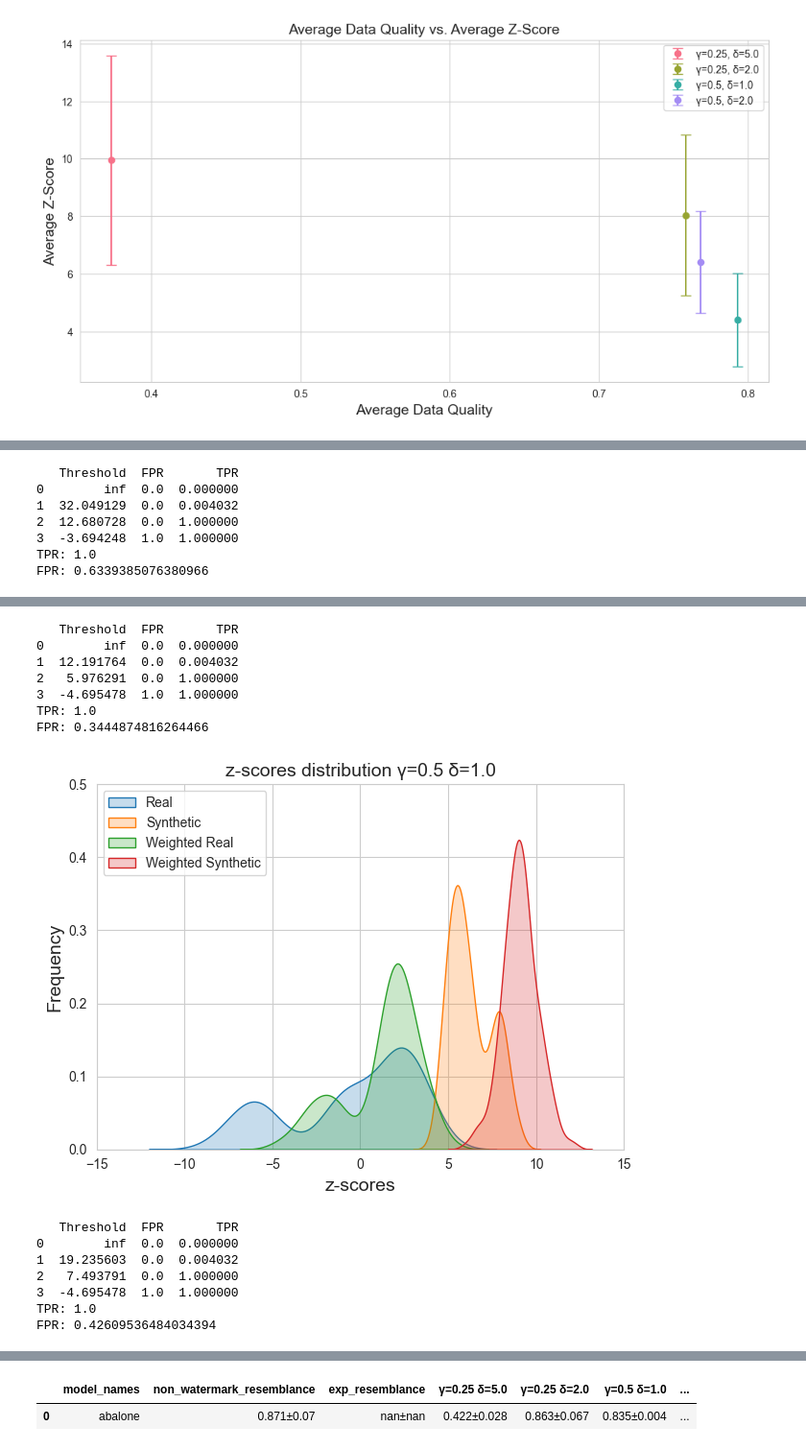
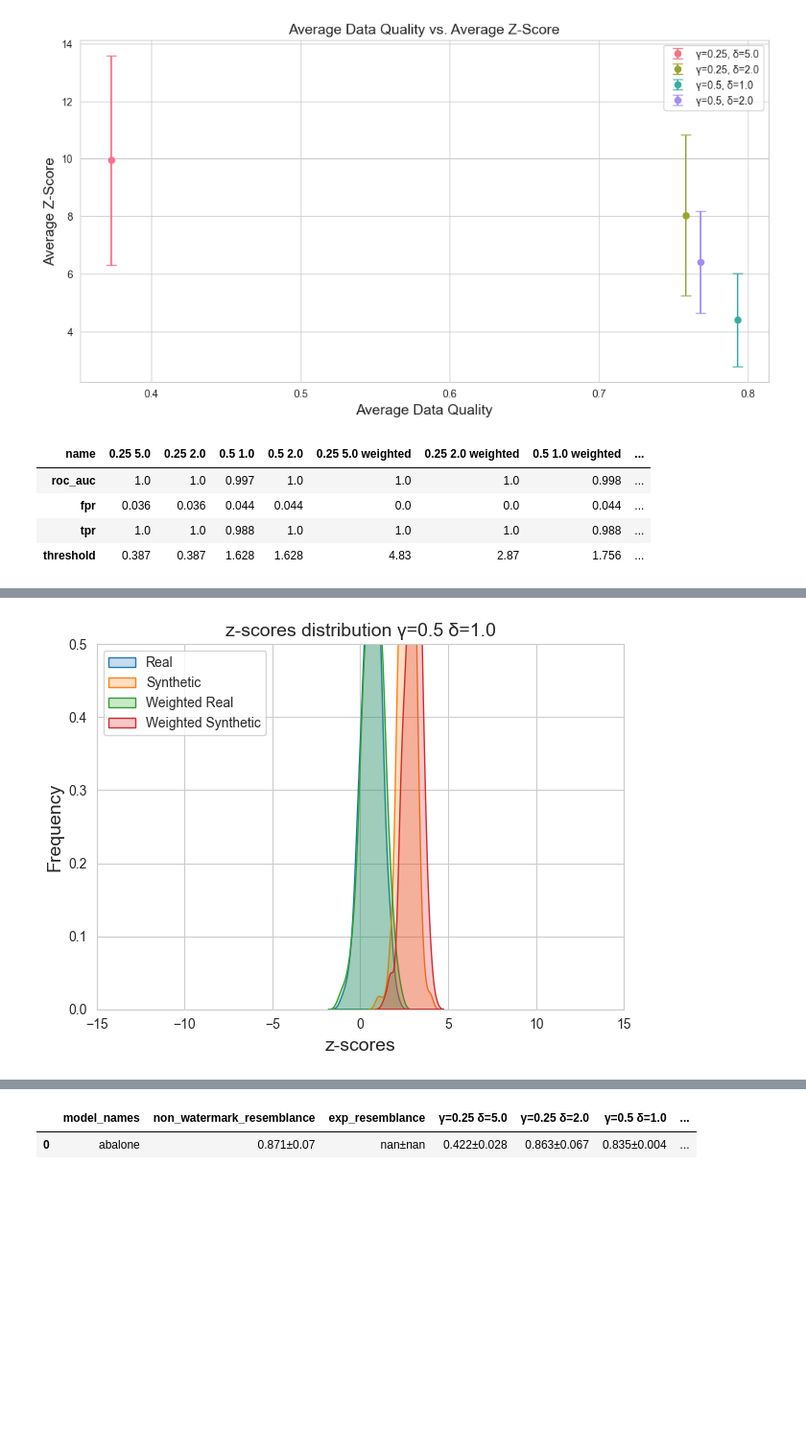
Before and after one commit to blueminh/t-rest, a Jupyter notebook: evaluation/synthcity.ipynb, the cells around one changed output, grey strips where cells are left out. Shown: that part at 96% size. Drawn from its saved outputs; the diff is of its cells as text; code cells hidden in the pictures; blank space fills up the shorter version.

```diff
--- a/evaluation/synthcity.ipynb
+++ b/evaluation/synthcity.ipynb
@@ -268,13 +273,13 @@ def plot_data_quality_vs_z_score(model_names, gamma_delta_pairs, sample_size, nu
 # plot_data_quality_vs_z_score('model_name', [(0.1, 0.01), (0.2, 0.02)], 100, 1000, z_threshold=10)
 
 
-gamma_delta_pairs = [(0.25, 5.0), (0.25, 2.0), (0.5, 1.0), (0.5, 2.0)]
-plot_data_quality_vs_z_score(
-    model_names=["adult", "california","diabetes","abalone"],
-    gamma_delta_pairs=gamma_delta_pairs,
-    sample_size=1000,
-    num_tokens=125,
-)
+# gamma_delta_pairs = [(0.25, 5.0), (0.25, 2.0), (0.5, 1.0), (0.5, 2.0)]
+# plot_data_quality_vs_z_score(
+#     model_names=["adult", "california","diabetes","abalone"],
+#     gamma_delta_pairs=gamma_delta_pairs,
+#     sample_size=1000,
+#     num_tokens=125,
+# )
 # %% [output]
 [figure]
 # %%
@@ -485,14 +536,38 @@ def plot_z_score_distribution(real_scores, gen_scores, gamma, delta, weighted_re
+# %%
+import json
+name = 'diabetes'
+with open(f'{name}_tpr_fpr.json', 'r') as f:
+    results = json.load(f)
+process_tpr_fpr(results["non_weighted_results"], results["weighted_results"], max_fpr=0.05, name=name)
+# %% [output]
+| name | 0.25 5.0 | 0.25 2.0 | 0.5 1.0 | 0.5 2.0 | 0.25 5.0 weighted | 0.25 2.0 weighted | 0.5 1.0 weighted | ... |
+| roc_auc | 1.0 | 1.0 | 0.997 | 1.0 | 1.0 | 1.0 | 0.998 | ... |
+| fpr | 0.036 | 0.036 | 0.044 | 0.044 | 0.0 | 0.0 | 0.044 | ... |
+| tpr | 1.0 | 1.0 | 0.988 | 1.0 | 1.0 | 1.0 | 0.988 | ... |
+| threshold | 0.387 | 0.387 | 1.628 | 1.628 | 4.83 | 2.87 | 1.756 | ... |
 # %%
 gamma_delta_pairs = [(0.25, 5.0), (0.25, 2.0), (0.5, 1.0), (0.5, 2.0)]
 results = compute_roc_auc(
-    ["adult", "california", "abalone", "diabetes"],
+    # ["adult", "california", "abalone", "diabetes"],
+    ['diabetes'],
     gamma_delta_pairs=gamma_delta_pairs,
     num_samples_per_class=250,
-    num_tokens_per_sample=1000,
+    num_tokens_per_sample=125,
     plot_distribution=True,
     softmax_temp=5.0,
-    custom_softmax=lambda x : softmax(x * 1.5 / np.max(x), 1.0)
+    custom_softmax=lambda x : softmax(x * 1.5 / np.max(x), 1.0),
 )
-# Plot all ROC curves
+
+import json
+
+# Convert NumPy arrays to lists before saving
+def convert_np_arrays(obj):
+    if isinstance(obj, np.ndarray):
+        return obj.tolist()
+    return obj
+
+with open('temp.json', 'w') as f:
+    json.dump(results, f, default=convert_np_arrays)
+
 plot_roc_curves_separated_figures(results["non_weighted_results"], results["weighted_results"])
 # %% [output]
@@ -517,7 +574,0 @@ FPR: 0.7048206868276887
-   Threshold  FPR       TPR
-0        inf  0.0  0.000000
-1  32.049129  0.0  0.004032
-2  12.680728  0.0  1.000000
-3  -3.694248  1.0  1.000000
-TPR: 1.0
-FPR: 0.6339385076380966
@@ -525,15 +576 @@ FPR: 0.6339385076380966
-   Threshold  FPR       TPR
-0        inf  0.0  0.000000
-1  12.191764  0.0  0.004032
-2   5.976291  0.0  1.000000
-3  -4.695478  1.0  1.000000
-TPR: 1.0
-FPR: 0.3444874816264466
-[figure, old version]
+[figure, new version]
-   Threshold  FPR       TPR
-0        inf  0.0  0.000000
-1  19.235603  0.0  0.004032
-2   7.493791  0.0  1.000000
-3  -4.695478  1.0  1.000000
-TPR: 1.0
-FPR: 0.42609536484034394
```
Also changed, not shown: parts of 3 cells of this notebook, 9 other files.
